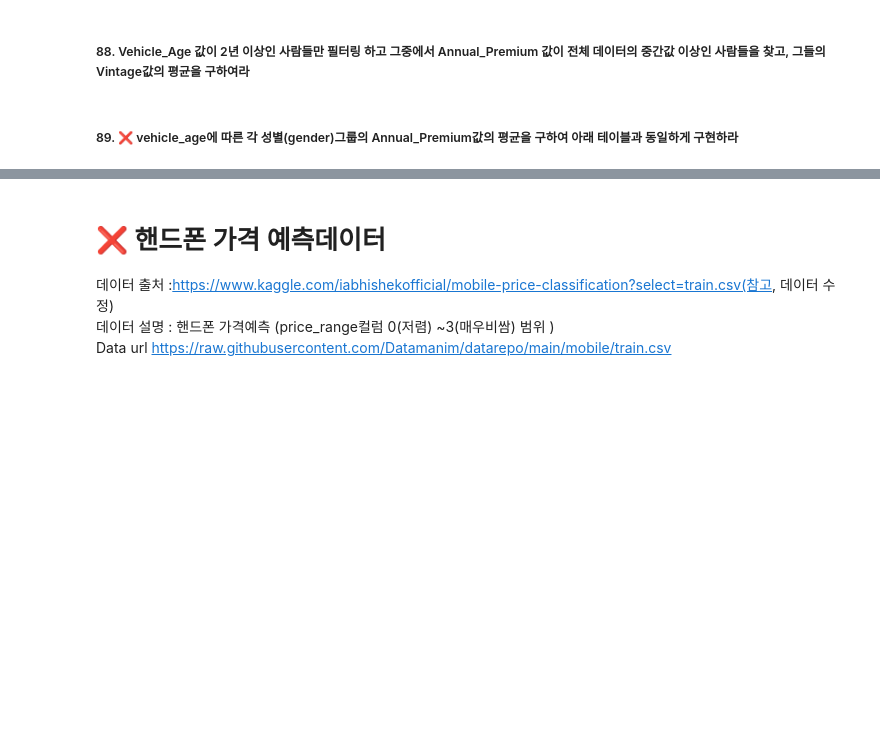
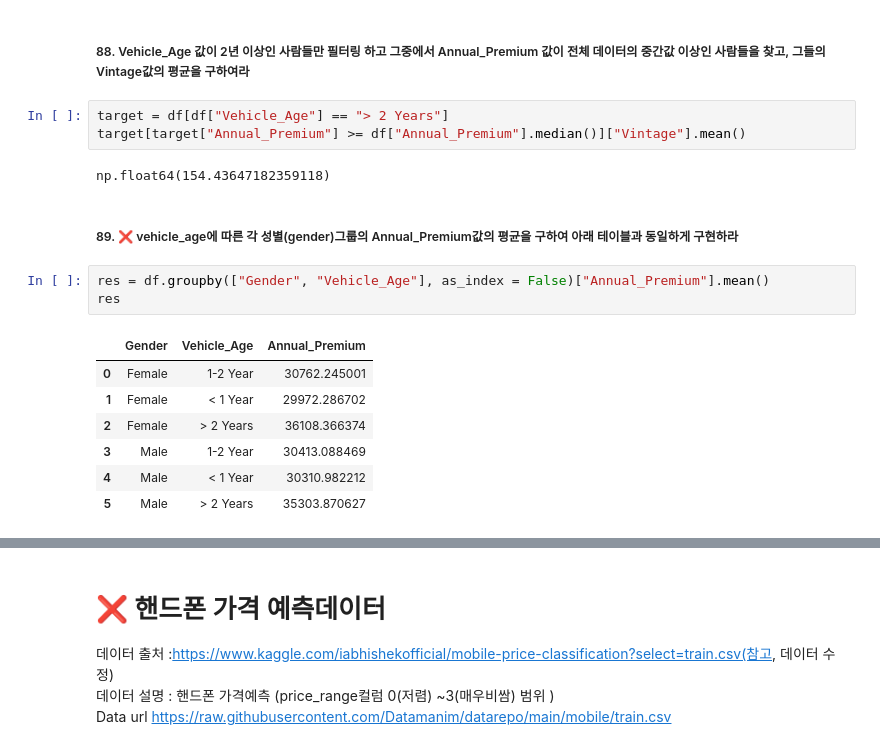
Before and after one commit to cms6090/Big-Data-Analysis, a Jupyter notebook: 1유형/데이터 마이닝.ipynb, the cells around one changed output, grey strips where cells are left out. Cells and saved outputs as stored; diff of their text form; blank space fills up the shorter version.

```diff
--- a/1유형/데이터 마이닝.ipynb
+++ b/1유형/데이터 마이닝.ipynb
@@ -976,5 +1266,21 @@ df
 304887 rows × 12 columns
 # %% [markdown]
 ##### 88. Vehicle_Age 값이 2년 이상인 사람들만 필터링 하고 그중에서 Annual_Premium 값이 전체 데이터의 중간값 이상인 사람들을 찾고, 그들의 Vintage값의 평균을 구하여라
+# %%
+target = df[df["Vehicle_Age"] == "> 2 Years"]
+target[target["Annual_Premium"] >= df["Annual_Premium"].median()]["Vintage"].mean()
+# %% [output]
+np.float64(154.43647182359118)
 # %% [markdown]
 ##### 89. ❌ vehicle_age에 따른 각 성별(gender)그룹의 Annual_Premium값의 평균을 구하여 아래 테이블과 동일하게 구현하라
+# %%
+res = df.groupby(["Gender", "Vehicle_Age"], as_index = False)["Annual_Premium"].mean()
+res
+# %% [output]
+|  | Gender | Vehicle_Age | Annual_Premium |
+| 0 | Female | 1-2 Year | 30762.245001 |
+| 1 | Female | < 1 Year | 29972.286702 |
+| 2 | Female | > 2 Years | 36108.366374 |
+| 3 | Male | 1-2 Year | 30413.088469 |
+| 4 | Male | < 1 Year | 30310.982212 |
+| 5 | Male | > 2 Years | 35303.870627 |
```
Also changed, not shown: parts of 63 cells of this notebook, 1 other file.
